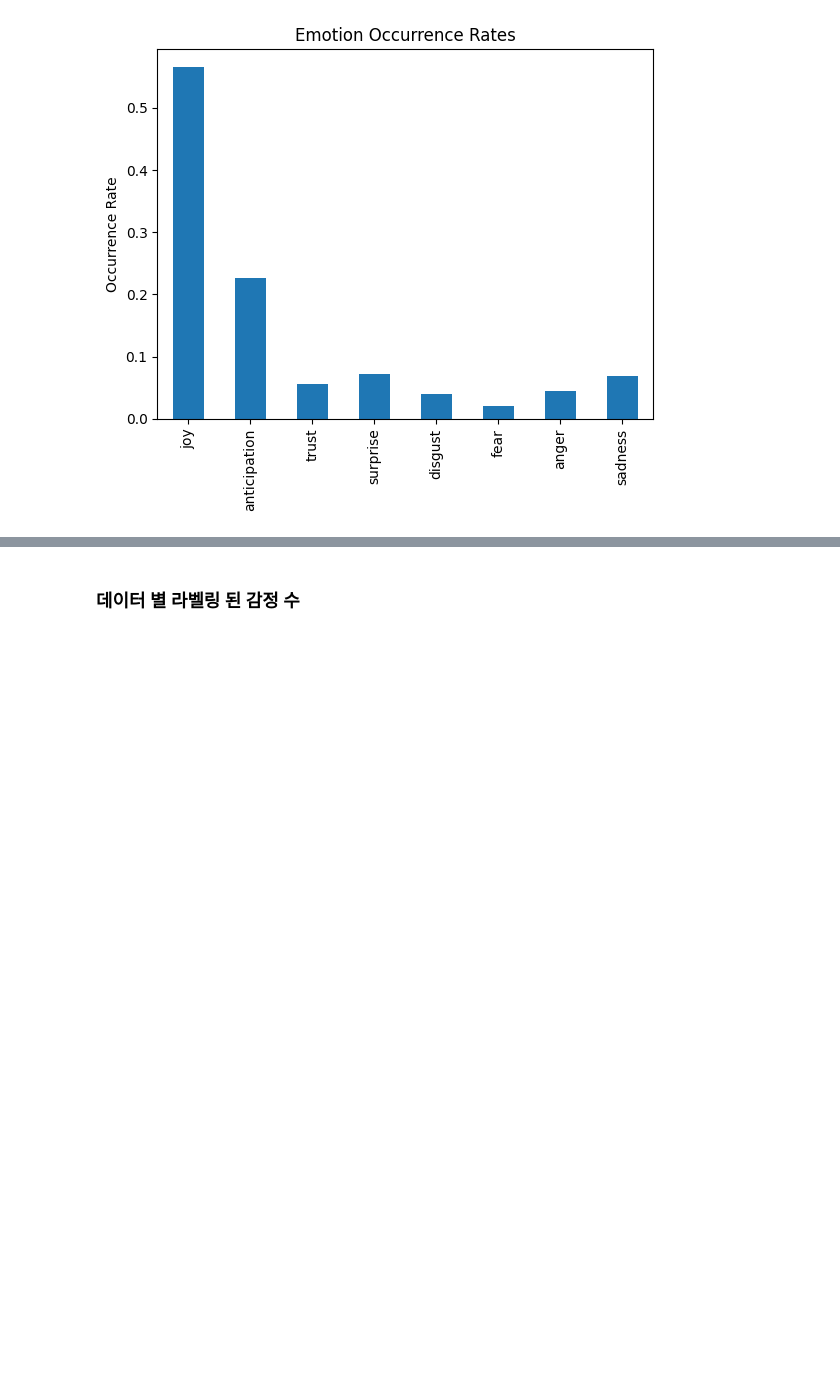
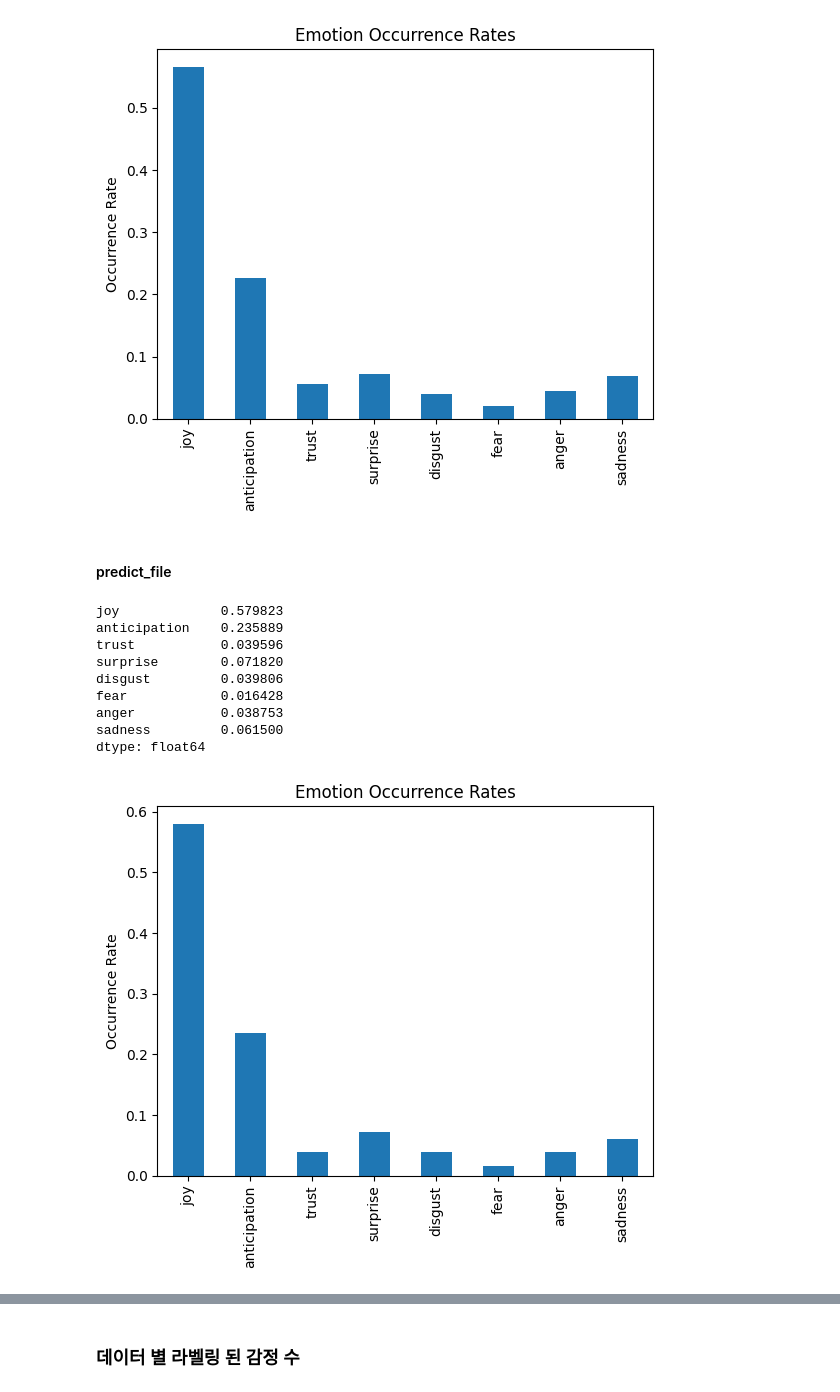
Before and after one commit to oneonlee/KR-Emotional-Analysis, a Jupyter notebook: run/EDA.ipynb, the cells around one changed output, grey strips where cells are left out. Saved outputs shown, nothing was run; the diff lists cells and outputs as text; code cells hidden in the pictures; blank space fills up the shorter version.

```diff
--- a/run/EDA.ipynb
+++ b/run/EDA.ipynb
@@ -9,8 +9,8 @@ import matplotlib.pyplot as plt
 # JSONL 파일 경로
 train_file_path = "../resource/data/nikluge-ea-2023-train.jsonl"
 dev_file_path = "../resource/data/nikluge-ea-2023-dev.jsonl"
-# dev_file_path = "../outputs/beomi_KcELECTRA-base/e14_4-5_128/test_output.jsonl"
 test_file_path = "../resource/data/nikluge-ea-2023-test.jsonl"
+predict_file_path = "../outputs/ensemble(32+5+17).jsonl"
 # %%
 # JSONL 파일을 줄 단위로 읽어서 각 줄을 딕셔너리로 변환하고, 이를 리스트에 추가합니다.
 data = []
@@ -70,6 +70,27 @@ with open(test_file_path, 'r') as f:
 
 # 리스트를 DataFrame으로 변환합니다.
 test_df = pd.DataFrame(data)
+# %%
+# JSONL 파일을 줄 단위로 읽어서 각 줄을 딕셔너리로 변환하고, 이를 리스트에 추가합니다.
+data = []
+with open(predict_file_path, 'r') as f:
+    for line in f:
+        json_line = json.loads(line)
+        row = {}
+        row['id'] = json_line['id']
+        row['input'] = json_line['input']['form']
+        row['target'] = json_line['input']['target']['form']
+        row['span_begin'] = json_line['input']['target']['begin']
+        row['span_end'] = json_line['input']['target']['end']
+
+       # Output dictionary에서 감정 값을 추출하여 row에 추가합니다.
+        for emotion, value in json_line['output'].items():
+            row[emotion] = value
+
+        data.append(row)
+
+# 리스트를 DataFrame으로 변환합니다.
+pred_df = pd.DataFrame(data)
 # %% [markdown]
 ## 문자열 길이 분석
 # %% [markdown]
@@ -132,6 +153,7 @@ emotion_cols = ['joy', 'anticipation', 'trust', 'surprise', 'disgust', 'fear', '
 for col in emotion_cols:
     train_df[col] = train_df[col] == 'True'
     dev_df[col] = dev_df[col] == 'True'
+    pred_df[col] = pred_df[col] == 'True'
 # %% [markdown]
 ### 감정 별 발생률 그래프
 # %% [markdown]
@@ -176,3 +198,24 @@ anger           0.044201
 sadness         0.069038
 dtype: float64
 [figure]
+# %% [markdown]
+#### predict_file
+# %%
+# 1. 각각의 감정에 대한 발생률을 계산하고 그래프로 나타냅니다.
+emotion_counts = pred_df[emotion_cols].mean()
+emotion_counts.plot(kind='bar')
+plt.title('Emotion Occurrence Rates')
+plt.ylabel('Occurrence Rate')
+print(emotion_counts)
+plt.show()
+# %% [output]
+joy             0.579823
+anticipation    0.235889
+trust           0.039596
+surprise        0.071820
+disgust         0.039806
+fear            0.016428
+anger           0.038753
+sadness         0.061500
+dtype: float64
+[figure, added]
```
Also changed, not shown: parts of 3 cells of this notebook, 3 other files.
